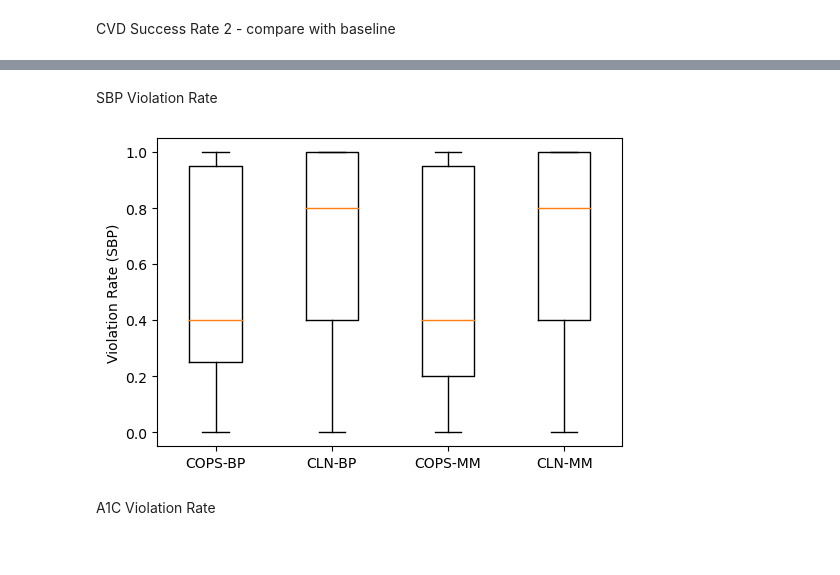
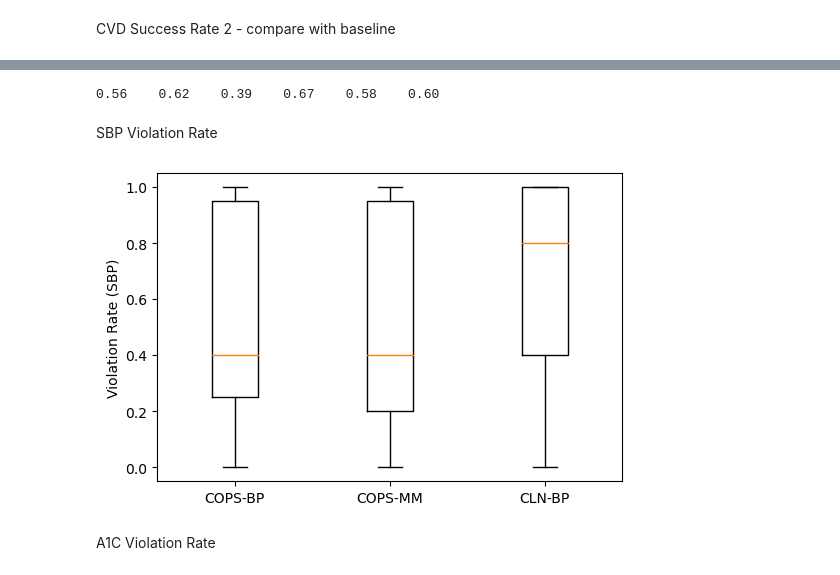
Before and after one commit to tian1327/Accord-RL, a Jupyter notebook: NumericalResults/Table_and_Plots_v3_LP_samepatient.ipynb, the cells around one changed output, grey strips where cells are left out. Cells and saved outputs as stored; diff of their text form; code cells hidden in the pictures.

```diff
--- a/NumericalResults/Table_and_Plots_v3_LP_samepatient.ipynb
+++ b/NumericalResults/Table_and_Plots_v3_LP_samepatient.ipynb
@@ -720,3 +786,9 @@ plt.show()
+# %%
+print("{:.2f}\t{:.2f}\t{:.2f}\t{:.2f}\t{:.2f}\t{:.2f}".format(cops_bp_total_success_rate_3, cln_bp_total_success_rate_3,
+                                                              cops_bg_total_success_rate_3, cln_bg_total_success_rate_3,
+                                                              cops_bpbg_total_success_rate_3, cln_bpbg_total_success_rate_3))
+# %% [output]
+0.56    0.62    0.39    0.67    0.58    0.60
 # %% [markdown]
 SBP Violation Rate
 # %%
@@ -760,31 +832,38 @@ cln_bpbg_total_sbp_vio_rate, cln_bpbg_sbp_vio_rate = get_sbp_violation_rate(bpbg
 # %%
 # plot the box plot of violation rate SBP
 
 import matplotlib.pyplot as plt
 
 # Combine data into a list
-data = [cops_bp_sbp_vio_rate, cln_bp_sbp_vio_rate,
-        # cops_bg_sbp_vio_rate, cln_bg_sbp_vio_rate,
-        cops_bpbg_sbp_vio_rate, cln_bpbg_sbp_vio_rate]
+# data = [cops_bp_sbp_vio_rate, cln_bp_sbp_vio_rate,
+#         # cops_bg_sbp_vio_rate, cln_bg_sbp_vio_rate,
+#         cops_bpbg_sbp_vio_rate, cln_bpbg_sbp_vio_rate]
+
+data = [cops_bp_sbp_vio_rate, cops_bpbg_sbp_vio_rate,
+        cln_bp_sbp_vio_rate,]
 
 # set figure size
 plt.figure(figsize=(6, 4))
 # Plotting the box plot
 plt.boxplot(data)
 
 # Add labels to x-axis tick marks
-plt.xticks([1, 2, 3, 4, ], ['COPS-BP', 'CLN-BP',
-                            'COPS-MM', 'CLN-MM'])
+# plt.xticks([1, 2, 3, 4, ], ['COPS-BP', 'CLN-BP',
+#                             'COPS-MM', 'CLN-MM'])
+
+plt.xticks([1, 2, 3, ], ['COPS-BP',
+                            'COPS-MM', 'CLN-BP'])
+
 plt.ylabel('Violation Rate (SBP)')
 # plt.grid()
 
 # save the plot to pdf and png
 plt.savefig('plots/SBP_violation_rate.pdf', bbox_inches='tight')
 plt.savefig('plots/SBP_violation_rate.png', bbox_inches='tight')
 
 plt.show()
 # %% [output]
-[figure, old version]
+[figure, new version]
 # %% [markdown]
 A1C Violation Rate
 # %%
```
Also changed, not shown: parts of 5 cells of this notebook.
